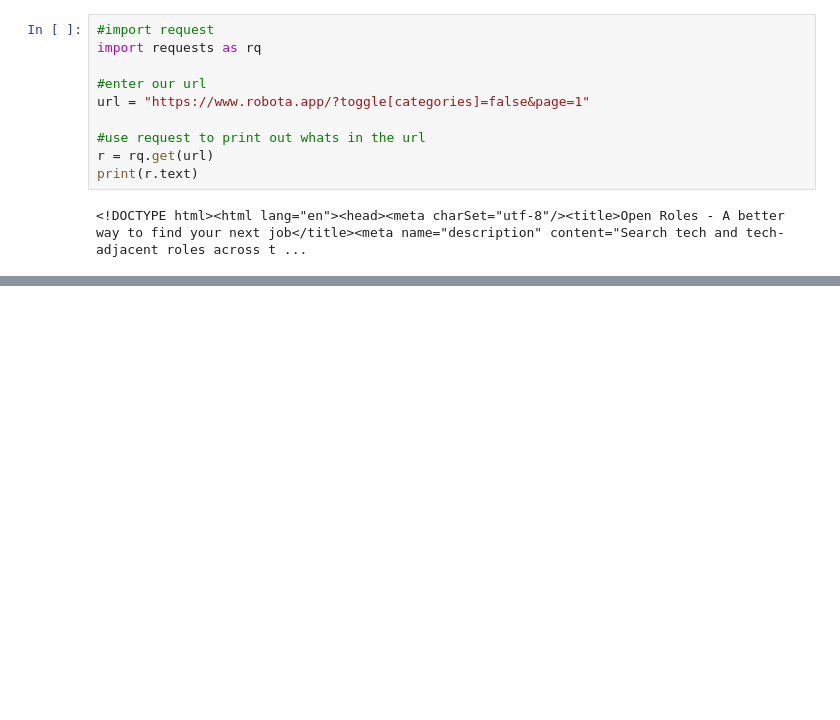
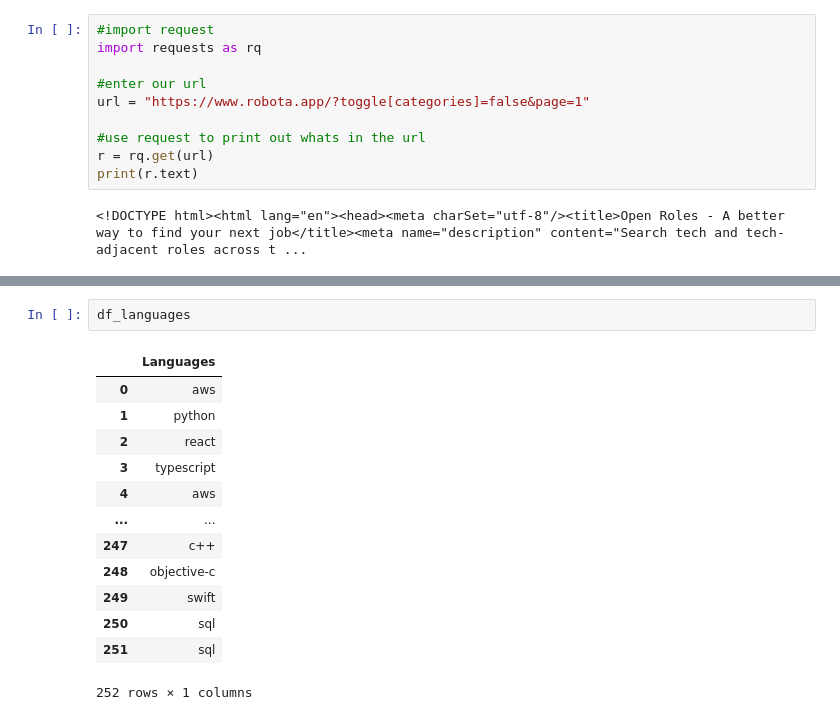
Before and after one commit to David800823/Data_Analyst_Job, a Jupyter notebook: Webscraping_Script.ipynb, the cells around one changed output, grey strips where cells are left out. Cells and saved outputs as stored; diff of their text form; blank space fills up the shorter version.

```diff
--- a/Webscraping_Script.ipynb
+++ b/Webscraping_Script.ipynb
@@ -69,0 +149,16 @@ df
+# %%
+df_languages
+# %% [output]
+|  | Languages |
+| 0 | aws |
+| 1 | python |
+| 2 | react |
+| 3 | typescript |
+| 4 | aws |
+| ... | ... |
+| 247 | c++ |
+| 248 | objective-c |
+| 249 | swift |
+| 250 | sql |
+| 251 | sql |
+252 rows × 1 columns
```
Also changed, not shown: parts of 9 cells of this notebook.
